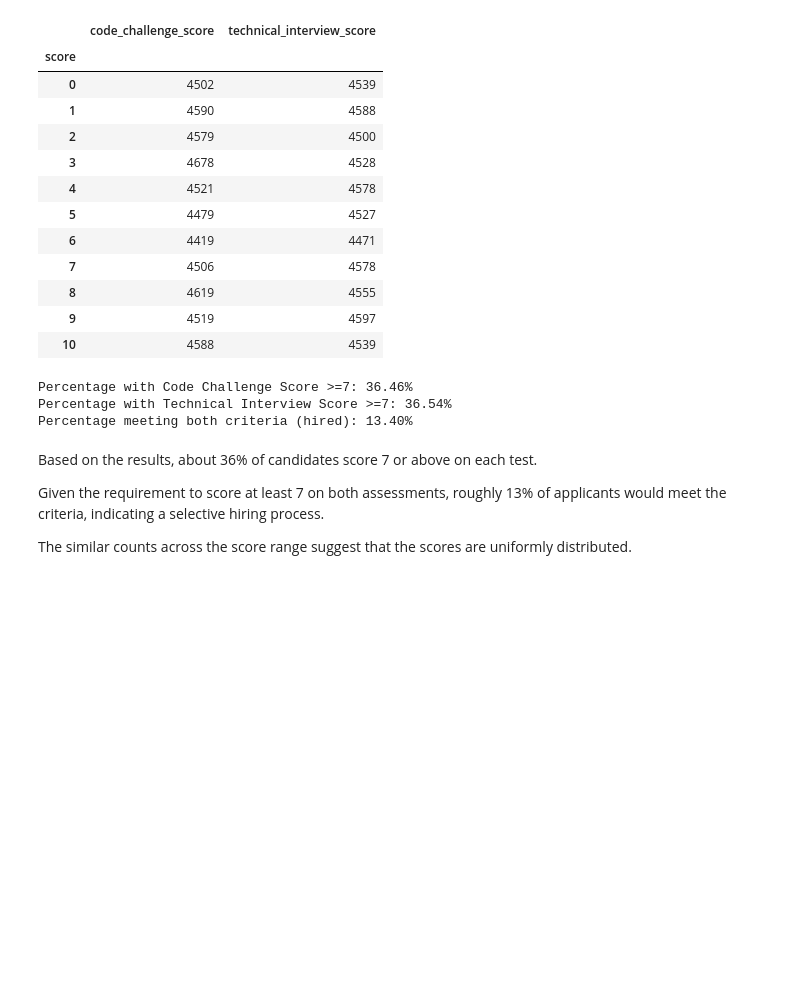
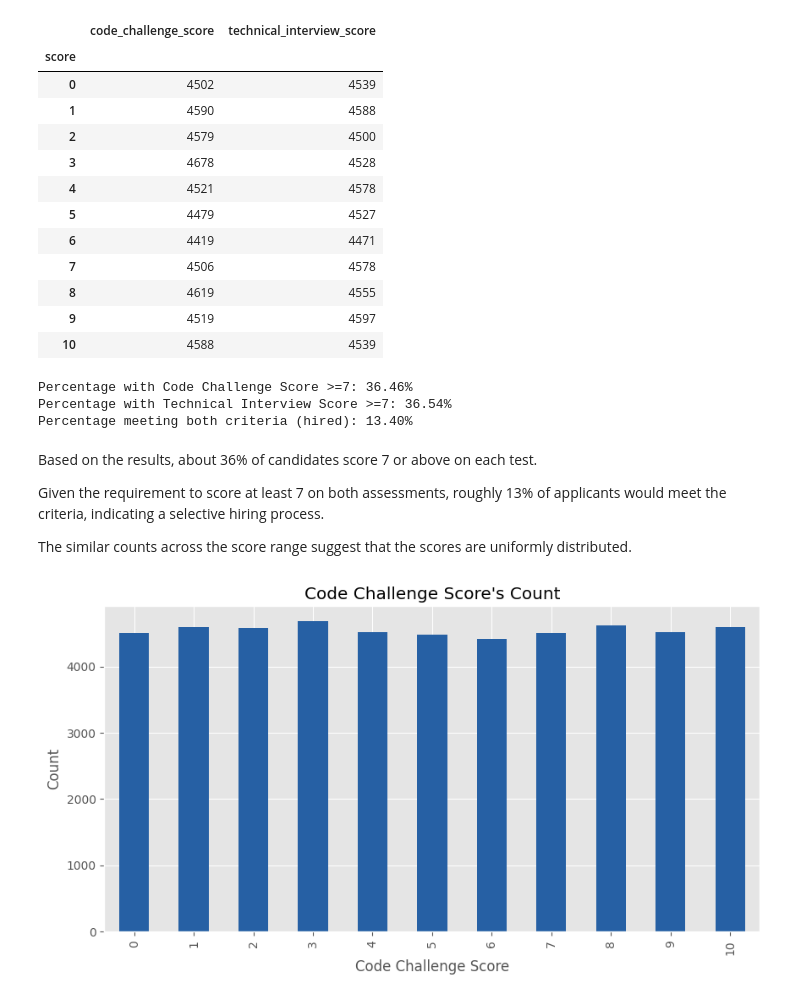
Before and after one commit to SEBASBELMOS/workshop-001, a Jupyter notebook: notebooks/02_EDA-candidates.ipynb, the cells around one changed output. Saved outputs shown, nothing was run; the diff lists cells and outputs as text; code cells hidden in the pictures; blank space fills up the shorter version.

```diff
--- a/notebooks/02_EDA-candidates.ipynb
+++ b/notebooks/02_EDA-candidates.ipynb
@@ -247,3 +247,12 @@ Based on the results, about 36% of candidates score 7 or above on each test.
 Given the requirement to score at least 7 on both assessments, roughly 13% of applicants would meet the criteria, indicating a selective hiring process.
 
 The similar counts across the score range suggest that the scores are uniformly distributed.
+# %%
+code_score = (df['code_challenge_score'].value_counts().sort_index())
+
+code_score.plot(kind='bar', figsize=(10,5), title= "Code Challenge Score's Count", color='#2660a4')
+plt.xlabel('Code Challenge Score')
+plt.ylabel('Count')
+plt.show()
+# %% [output]
+[figure, added]
```
Also changed, not shown: parts of 6 cells of this notebook, 1 other file.
